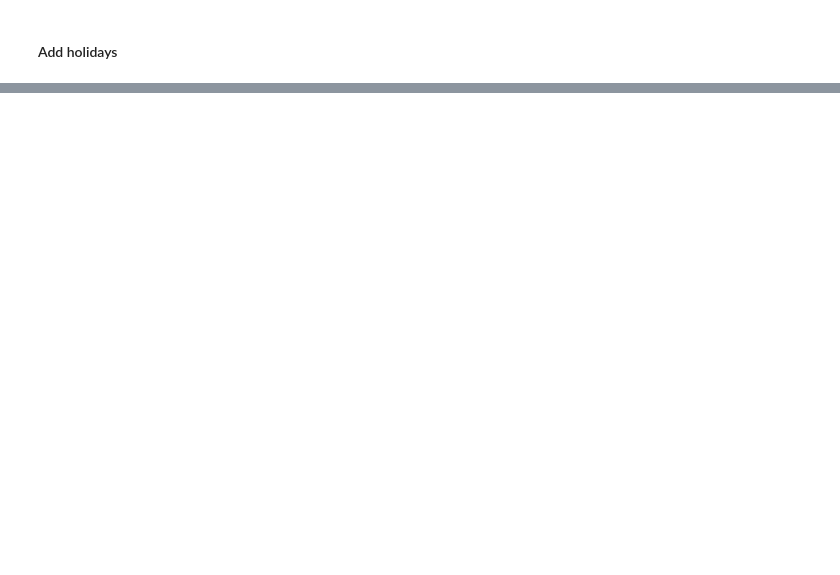
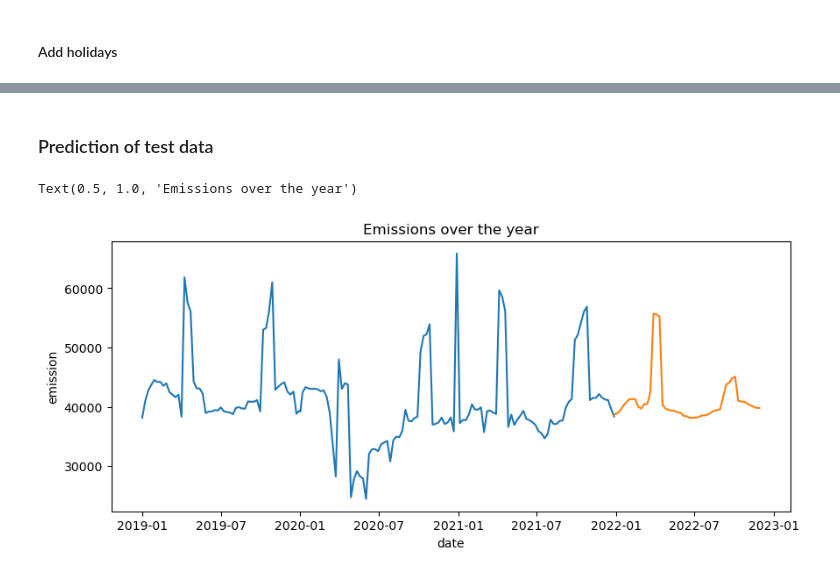
Before and after one commit to RocketsAndRobots/data-science, a Jupyter notebook: remote_sensing/timeseries/rwanda_emission_prediction.ipynb, the cells around one changed output, grey strips where cells are left out. Drawn from its saved outputs; the diff is of its cells as text; code cells hidden in the pictures; blank space fills up the shorter version.

Commit message:
feat: update rwanda emission prediction

```diff
--- a/remote_sensing/timeseries/rwanda_emission_prediction.ipynb
+++ b/remote_sensing/timeseries/rwanda_emission_prediction.ipynb
@@ -255,0 +478,38 @@ train['season'] = train['date'].dt.month.apply(lambda month: set_season(month))
+# %% [markdown]
+### Prediction of test data
+# %%
+test = test_original.copy(deep=True)
+test['date'] = pd.to_datetime(test_original['year'].astype(str) + '.' + test_original['week_no'].astype(str) +  '.Mon', format="%Y.%W.%a")
+# drop UvAerosolLayer
+test.drop(columns=list(test.filter(regex='UvAerosolLayerHeight')), inplace=True)
+# add holidays
+test['has_holidays'] = True
+test['has_holidays'] = test['week_no'].isin([0, 4, 13, 16, 25, 30, 31, 50])
+# add season
+test['season'] = test['date'].dt.month.apply(lambda month: set_season(month))
+# %%
+# features are the same
+test_features = train_features
+# fit the pre-processing pipe to the test data
+pipe_fitted_test = pipe.fit(test[test_features])
+X_test_prep = pipe_fitted_test.transform(test[train_features])
+X_test_prep = pd.DataFrame(X_test_prep, columns=test[test_features].columns, index=test.index)
+# %%
+# predict with already trained random forests model and add to new submission dataframe
+predictions = models[1][1].predict(X_test_prep)
+predictions_df = pd.DataFrame(data=test, columns=['emission'])
+predictions_df['emission'] = predictions
+# %%
+plot_data_test = pd.concat([test, predictions_df], axis=1)
+# %%
+# Not let's have a look at predicted emissions per year
+plt.figure(figsize=(10,4))
+grouped_emissions_train = plot_data.groupby('date')['emission'].sum()
+grouped_emissions_test = plot_data_test.groupby('date')['emission'].sum()
+ax1 = sb.lineplot(data=grouped_emissions_train)
+ax2 = sb.lineplot(data=grouped_emissions_test)
+
+plt.title("Emissions over the year with predicted timeframe")
+# %% [output]
+Text(0.5, 1.0, 'Emissions over the year')
+[figure, added]
```
Also changed, not shown: parts of 37 cells of this notebook.
